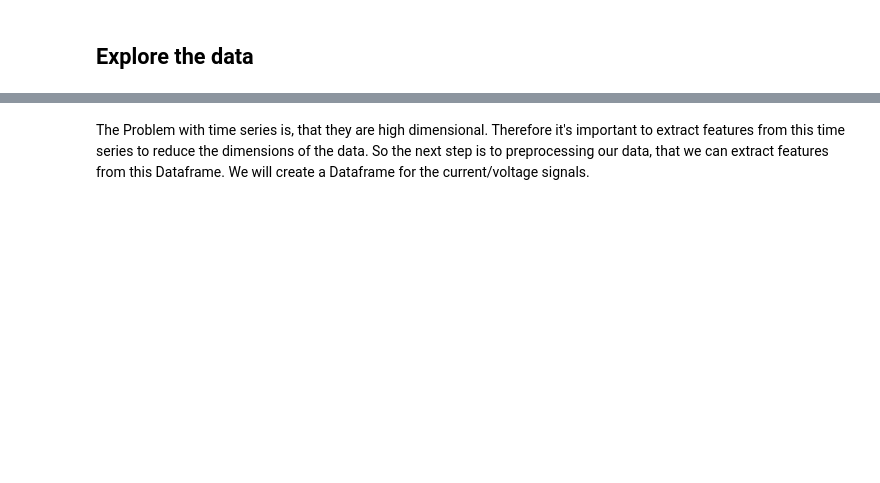
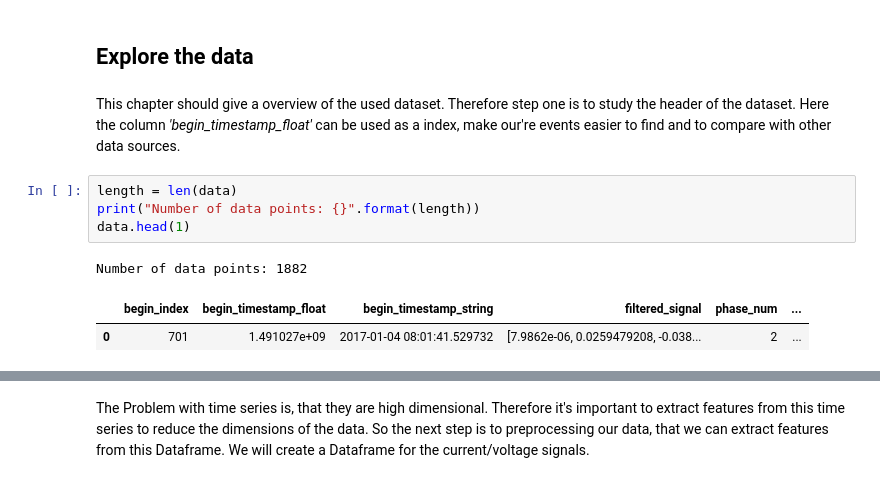
Before and after one commit to Snorrevombau/Transients_Classifier, a Jupyter notebook: data_exploration_new.ipynb, the cells around one changed output, grey strips where cells are left out. Drawn from its saved outputs; the diff is of its cells as text; blank space fills up the shorter version.

```diff
--- a/data_exploration_new.ipynb
+++ b/data_exploration_new.ipynb
@@ -60,2 +72,12 @@ Wall time: 21.3 s
 # %% [markdown]
 ## Explore the data
+# %% [markdown]
+This chapter should give a overview of the used dataset. Therefore step one is to study the header of the dataset. Here the column *'begin_timestamp_float'* can be used as a index, make our're events easier to find and to compare with other data sources.
+# %%
+length = len(data)
+print("Number of data points: {}".format(length))
+data.head(1)
+# %% [output]
+Number of data points: 1882
+|  | begin_index | begin_timestamp_float | begin_timestamp_string | filtered_signal | phase_num | ... |
+| 0 | 701 | 1.491027e+09 | 2017-01-04 08:01:41.529732 | [7.9862e-06, 0.0259479208, -0.038... | 2 | ... |
```
Also changed, not shown: parts of 31 cells of this notebook.
